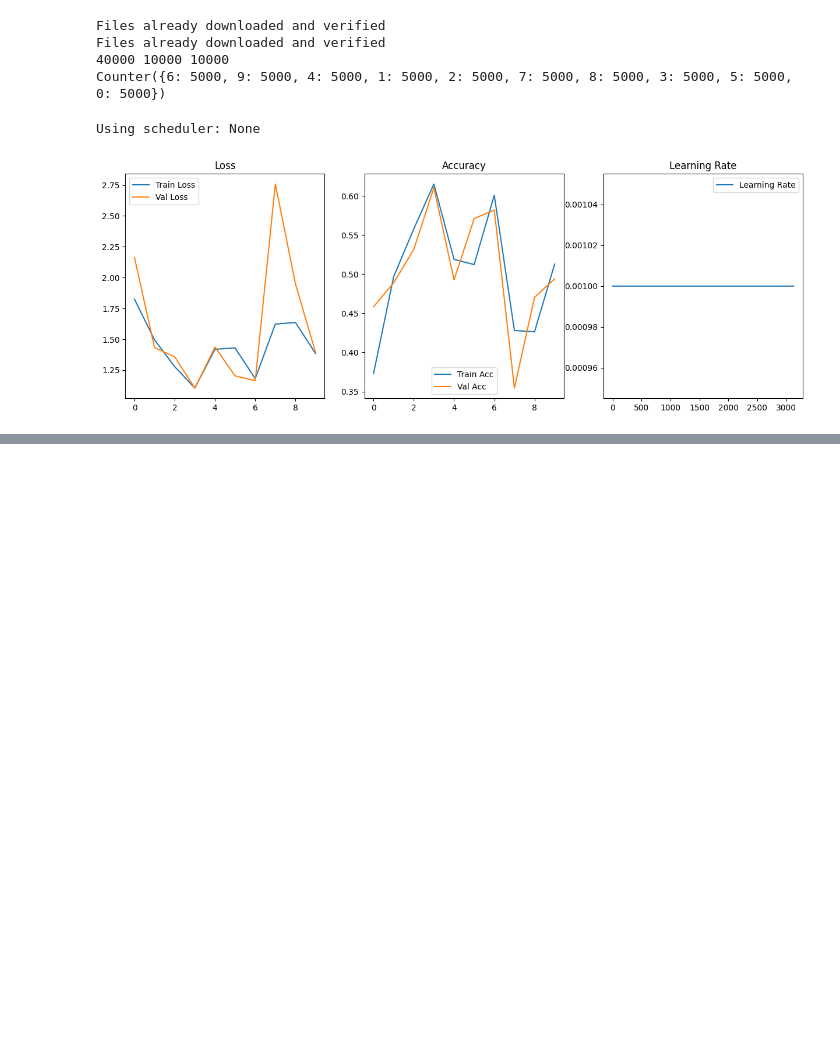
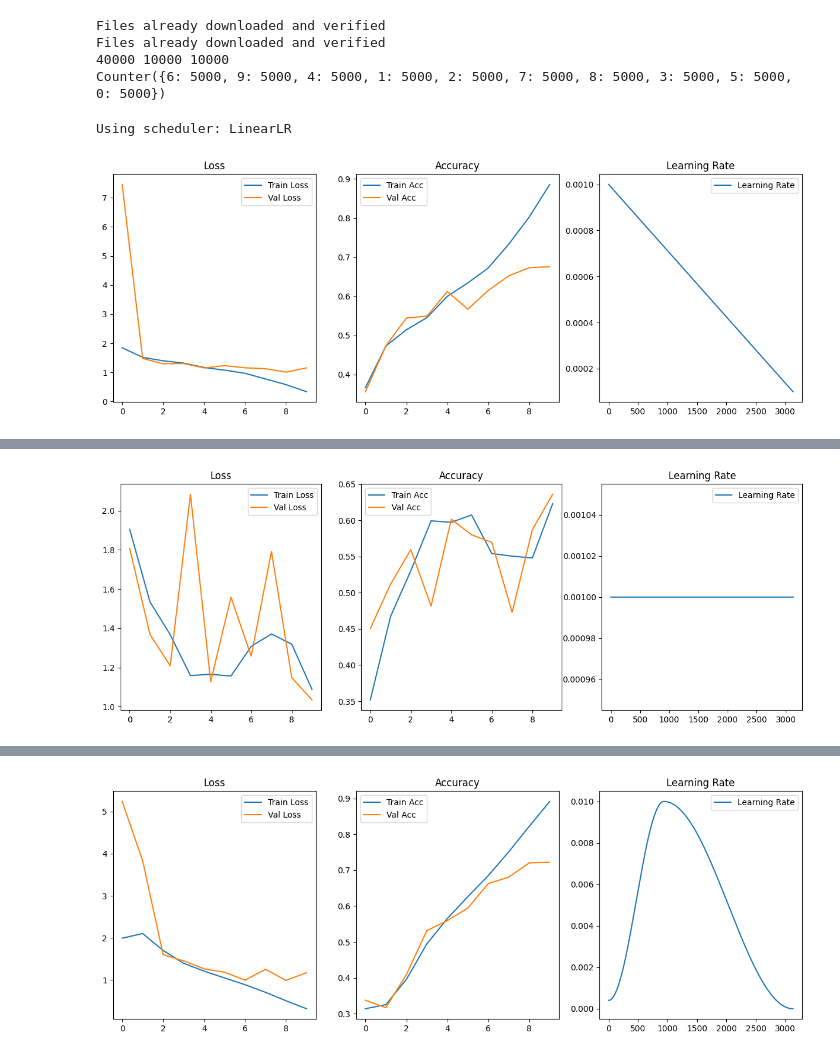
Before and after one commit to LittleDijkstraZ/Superconvergence-exp, a Jupyter notebook: superconvergence.ipynb, the cells around one changed output, grey strips where cells are left out. Cells and saved outputs as stored; diff of their text form; code cells hidden in the pictures; blank space fills up the shorter version.

Commit message:
results

```diff
--- a/superconvergence.ipynb
+++ b/superconvergence.ipynb
@@ -61,8 +72,10 @@ epochs = 10
 lr = 0.001
 max_lr = 0.01
 
-
-for scheduler_type in [None, 'OneCycleLR']:
+exp_list = ['LinearLR', None, 'OneCycleLR']
+# [None, 'OneCycleLR']
+all_val_step_dict = {}
+for scheduler_type in exp_list:
     print(f'Using scheduler: {scheduler_type}')
     train_loader, valid_loader, test_loader, model,\
         device, criterion, optimizer, scheduler = \
@@ -70,13 +83,15 @@ for scheduler_type in [None, 'OneCycleLR']:
     metric_dict = {
         'train_loss': [],
         'train_acc': [],
+        'val_step_loss': [],
+        'val_step_acc': [],
         'val_loss': [],
         'val_acc': [],
         'lr': []
     }
 
     scaler = GradScaler()
-
+    best_val_accuracy = 0
     for epoch in (tqdm_bar := tqdm(range(epochs))):
         model.train()
 
@@ -84,7 +99,7 @@ for scheduler_type in [None, 'OneCycleLR']:
         running_loss = 0.0
         total_correct = 0
         total_images = 0
-        for i, data in enumerate(train_loader, 0):
+        for i, data in tqdm(enumerate(train_loader), total=len(train_loader), leave=False):
             inputs, labels = data[0].to(device), data[1].to(device)
 
             optimizer.zero_grad()
@@ -96,15 +111,37 @@ for scheduler_type in [None, 'OneCycleLR']:
 
             scaler.scale(loss).backward()
             scaler.step(optimizer)
-            scaler.update()
 
             scheduler.step()
             metric_dict['lr'].append(scheduler.get_last_lr()[0])
+
+            scaler.update()
 
             running_loss += loss.item()
             _, predicted = torch.max(outputs, 1)
             total_images += labels.size(0)
             total_correct += (predicted == labels).sum().item()
+
+            # Validation phase
+            if i % 5 == 0:
+                model.eval()
+                val_running_loss = 0.0
+                val_total_correct = 0
+                val_total_images = 0
+                with torch.no_grad():
+                    for i, data in enumerate(valid_loader):
+                        images, labels = data[0].to(device), data[1].to(device)
+                        outputs = model(images)
+                        loss = criterion(outputs, labels)
+                        val_running_loss += loss.item()
+                        _, predicted = torch.max(outputs.data, 1)
+                        val_total_images += labels.size(0)
+                        val_total_correct += (predicted == labels).sum().item()
+                    current_val_accuracy = val_total_correct / val_total_images
+                    metric_dict['val_step_loss'].append(val_running_loss/(i+1))
+                    metric_dict['val_step_acc'].append(current_val_accuracy)
+            model.train()
+
 
         desc += f'Train Loss: {running_loss/(i+1):.3f}, Train Acc: {total_correct/total_images:.3f}, '
         metric_dict['train_loss'].append(running_loss/(i+1))
@@ -113,25 +150,28 @@ for scheduler_type in [None, 'OneCycleLR']:
 
         # Validation phase
         model.eval()
-        running_loss = 0.0
-        best_val_accuracy = 0
-        total_correct = 0
-        total_images = 0
+        val_running_loss = 0.0
+        val_total_correct = 0
+        val_total_images = 0
         with torch.no_grad():
             for i, data in enumerate(valid_loader):
                 images, labels = data[0].to(device), data[1].to(device)
                 outputs = model(images)
                 loss = criterion(outputs, labels)
-                running_loss += loss.item()
+                val_running_loss += loss.item()
                 _, predicted = torch.max(outputs.data, 1)
-                total_images += labels.size(0)
-                total_correct += (predicted == labels).sum().item()
+                val_total_images += labels.size(0)
+                val_total_correct += (predicted == labels).sum().item()
+            current_val_accuracy = val_total_correct / val_total_images
+            metric_dict['val_loss'].append(val_running_loss/(i+1))
+            metric_dict['val_acc'].append(current_val_accuracy)
+        model.train()
 
-        current_val_accuracy = total_correct / total_images
 
-        desc += f'Val Loss: {running_loss/(i+1):.3f}, Val Acc: {current_val_accuracy:.3f}'
-        metric_dict['val_loss'].append(running_loss/(i+1))
-        metric_dict['val_acc'].append(current_val_accuracy)
+
+
+        desc += f'Val Loss: {val_running_loss/(i+1):.3f}, Val Acc: {current_val_accuracy:.3f}'
+
 
         tqdm_bar.set_description(desc)
 
@@ -146,32 +186,45 @@ for scheduler_type in [None, 'OneCycleLR']:
     fig, ax = plt.subplots(1, 3, figsize=(15, 5))
     ax[0].plot(metric_dict['train_loss'], label='Train Loss')
     ax[0].plot(metric_dict['val_loss'], label='Val Loss')
     ax[0].set_title('Loss')
     ax[0].legend()
 
     ax[1].plot(metric_dict['train_acc'], label='Train Acc')
     ax[1].plot(metric_dict['val_acc'], label='Val Acc')
     ax[1].set_title('Accuracy')
     ax[1].legend()
 
     ax[2].plot(metric_dict['lr'], label='Learning Rate')
     ax[2].set_title('Learning Rate')
     ax[2].legend()
+    plt.savefig(f'./plots/{scheduler_type}.png')
     plt.show()
 
+    all_val_step_dict[scheduler_type] = metric_dict['val_step_acc']
 
     model.eval()
     total_correct = 0
     total_images = 0
     with torch.no_grad():
         for data in test_loader:
             images, labels = data[0].to(device), data[1].to(device)
             outputs = model(images)
             _, predicted = torch.max(outputs.data, 1)
             total_images += labels.size(0)
             total_correct += (predicted == labels).sum().item()
 
     print('Model accuracy on 10000 test images: %d%%' % (total_correct * 100 / total_images))
+
+import json
+with open('results.json', 'w') as f:
+    json.dump(all_val_step_dict, f)
+
+results_dict = json.load(open('results.json', 'r'))
+figure = plt.figure(figsize=(10, 5), dpi=200)
+for key, val in results_dict.items():
+    plt.plot(val, label=key, linewidth=0.6)
+plt.legend()
+plt.show()
 # %% [output]
-Using scheduler: None
+Using scheduler: LinearLR
-[figure, old version]
+[figure, new version]
@@ -179,0 +233 @@ Using scheduler: OneCycleLR
+[figure, added]
@@ -179,0 +236 @@ Using scheduler: OneCycleLR
+[figure, added]
```
Also changed, not shown: parts of 4 cells of this notebook, 4 other files.
